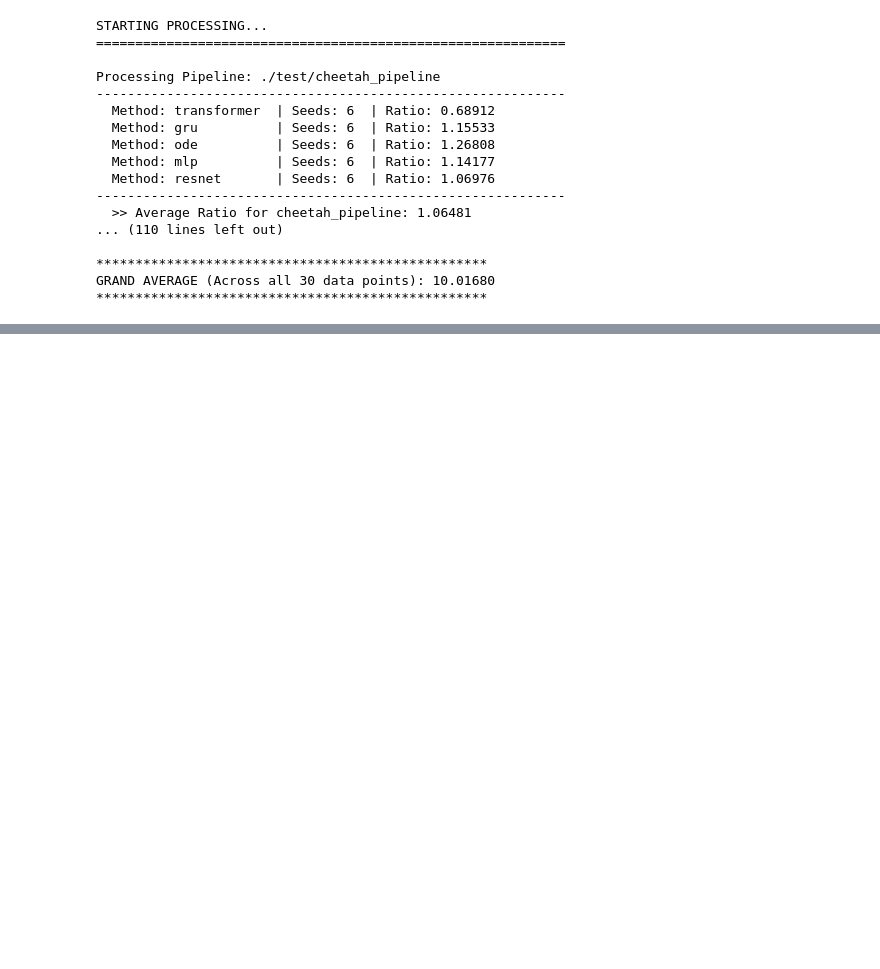
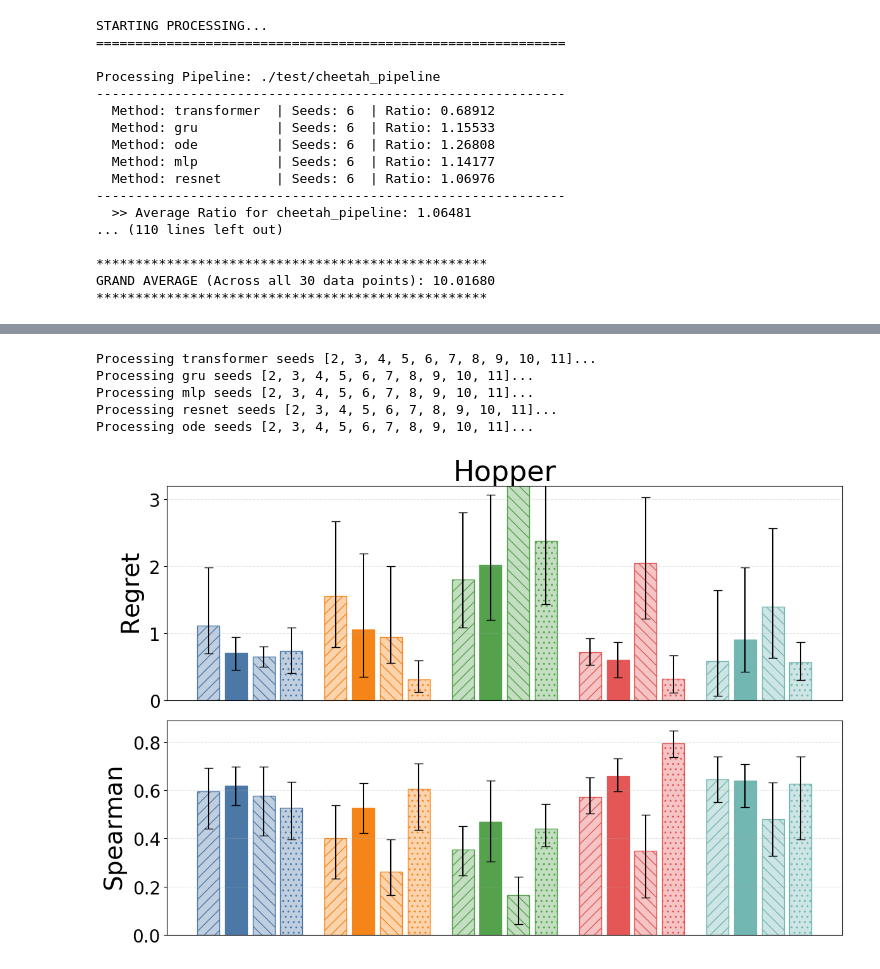
Before and after one commit to harrya32/DT2, a Jupyter notebook: results/results.ipynb, the cells around one changed output, grey strips where cells are left out. Drawn from its saved outputs; the diff is of its cells as text; code cells hidden in the pictures; blank space fills up the shorter version.

```diff
--- a/results/results.ipynb
+++ b/results/results.ipynb
@@ -3849,0 +2610,9 @@ walker_pipeline           | resnet       | 0.5468    | 0.8286    | 0.2482    | 0
+# %%
+plot_benchmarks_all(pipeline = 'hopper_pipeline', seeds = list(range(2,12)), ylim = 3.2, save = False, show_x_labels=False)
+# %% [output]
+Processing transformer seeds [2, 3, 4, 5, 6, 7, 8, 9, 10, 11]...
+Processing gru seeds [2, 3, 4, 5, 6, 7, 8, 9, 10, 11]...
+Processing mlp seeds [2, 3, 4, 5, 6, 7, 8, 9, 10, 11]...
+Processing resnet seeds [2, 3, 4, 5, 6, 7, 8, 9, 10, 11]...
+Processing ode seeds [2, 3, 4, 5, 6, 7, 8, 9, 10, 11]...
+[figure, added]
```
Also changed, not shown: parts of 19 cells of this notebook, 18 other files.
